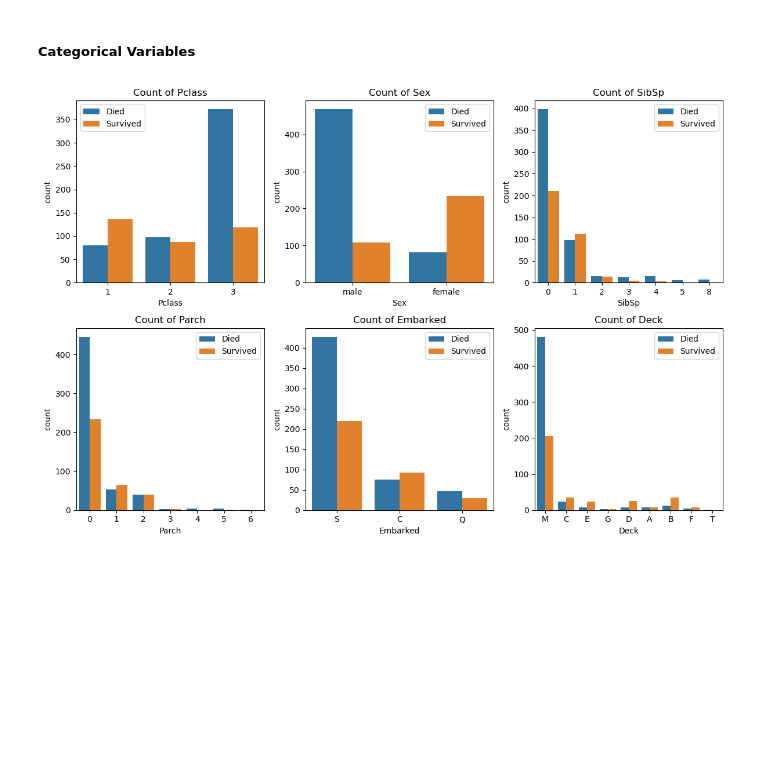
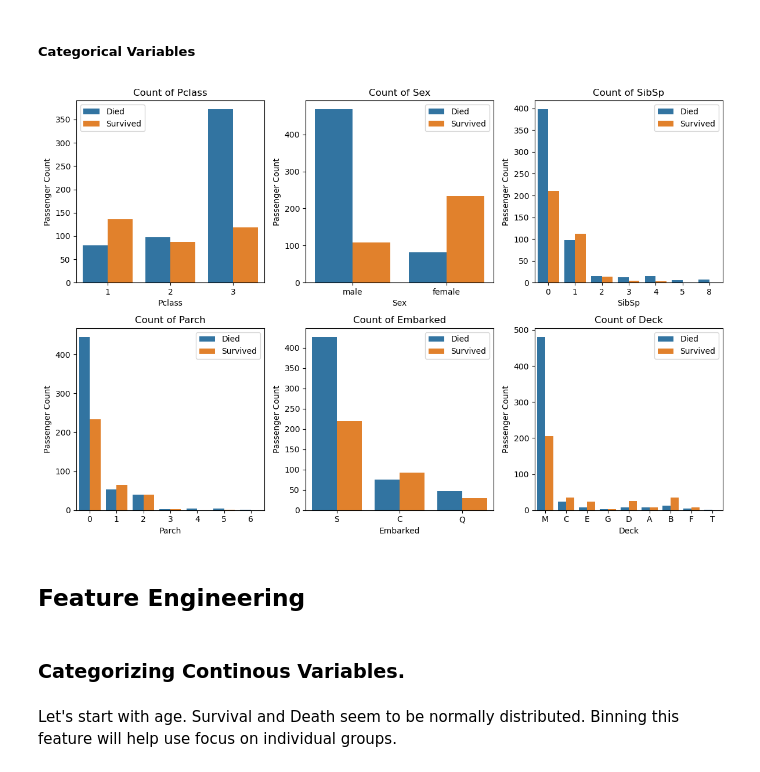
Before and after one commit to kamau96/Data_Science_Android_Web_Development, a Jupyter notebook: Data_Science_Development/Python_Programming/Titanic/survivor_predictor.ipynb, the cells around one changed output. Saved outputs shown, nothing was run; the diff lists cells and outputs as text; code cells hidden in the pictures; blank space fills up the shorter version.

Commit message:
feature engineering started

```diff
--- a/Data_Science_Development/Python_Programming/Titanic/survivor_predictor.ipynb
+++ b/Data_Science_Development/Python_Programming/Titanic/survivor_predictor.ipynb
@@ -274,14 +274,21 @@ plt.show()
 # %%
 cat_attributes = ["Pclass", "Sex", "SibSp", "Parch", "Embarked", "Deck"]
 
 fig, ax = plt.subplots(2, 3, figsize=(12,8))
 for i, feat in enumerate(cat_attributes, 1):
     plt.subplot(2,3,i)
     sns.countplot(data=train, x=feat, hue="Survived")
     plt.title(f"Count of {feat}")
     plt.legend(["Died", "Survived"])
+    plt.ylabel("Passenger Count")
 
 fig.tight_layout()
 plt.show()
 # %% [output]
-[figure, old version]
+[figure, new version]
+# %% [markdown]
+## Feature Engineering
+# %% [markdown]
+### Categorizing Continous Variables.
+# %% [markdown]
+Let's start with age. Survival and Death seem to be normally distributed. Binning this feature will help use focus on individual groups.
```
Also changed, not shown: parts of 4 cells of this notebook.
